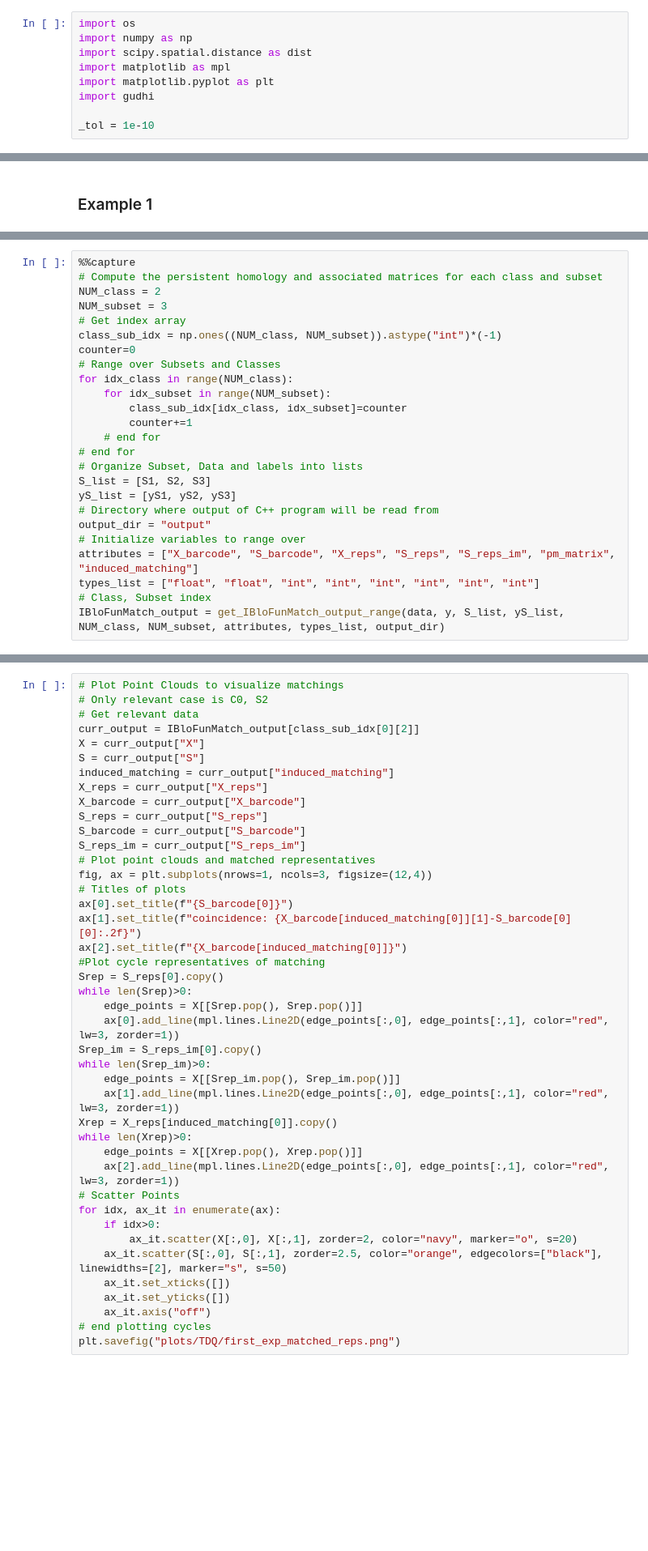
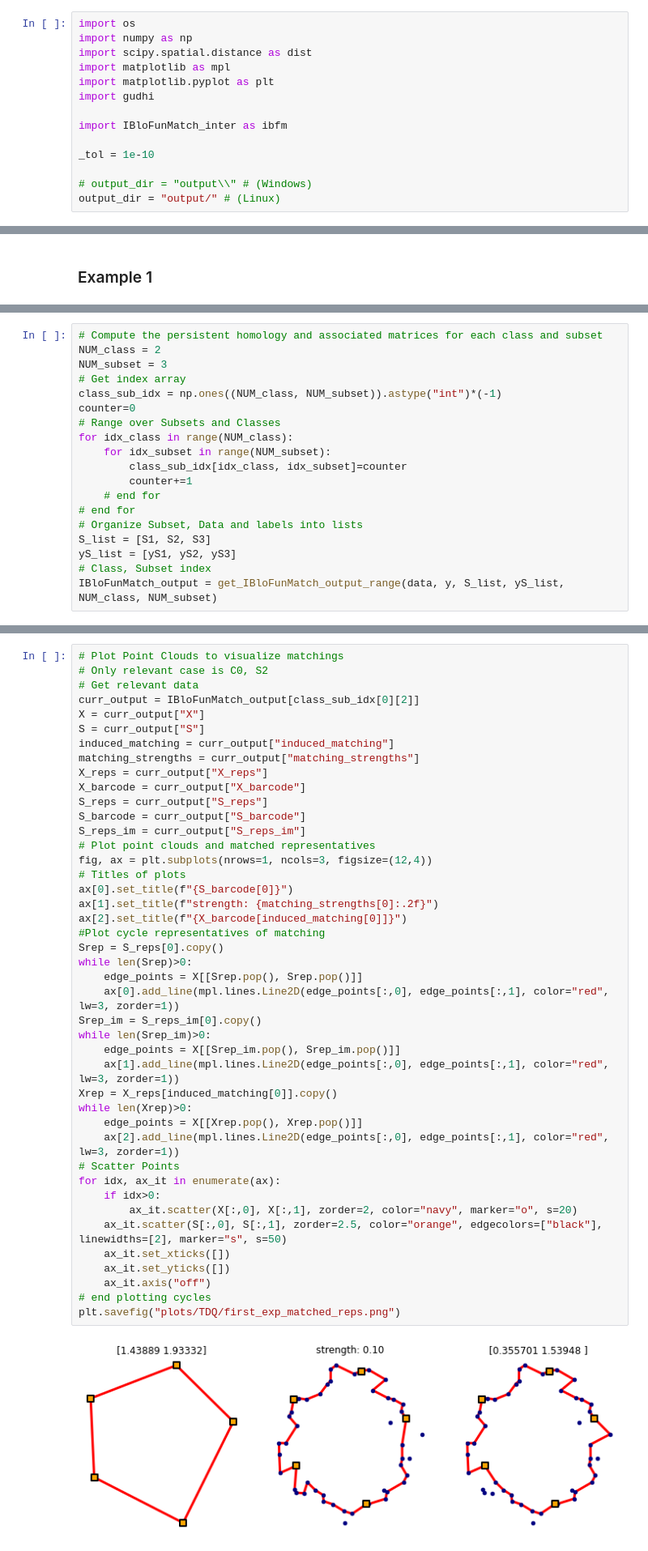
Before and after one commit to Cimagroup/IBloFunMatch, a Jupyter notebook: Notebooks/SamplesTDQ.ipynb, the cells around one changed output, grey strips where cells are left out. Shown at 81% size. Drawn from its saved outputs; the diff is of its cells as text; blank space fills up the shorter version.

Commit message:
solved bug in computing strengths

```diff
--- a/Notebooks/SamplesTDQ.ipynb
+++ b/Notebooks/SamplesTDQ.ipynb
@@ -10,4 +10,9 @@ import matplotlib as mpl
 import matplotlib.pyplot as plt
 import gudhi
 
+import IBloFunMatch_inter as ibfm
+
 _tol = 1e-10
+
+# output_dir = "output\\" # (Windows)
+output_dir = "output/" # (Linux)
@@ -91,7 +69,6 @@ yS1 = np.genfromtxt("data_first/labels_subset1.txt")
 yS2 = np.genfromtxt("data_first/labels_subset2.txt")
 yS3 = np.genfromtxt("data_first/labels_subset3.txt")
 # %%
-%%capture
 # Compute the persistent homology and associated matrices for each class and subset
 NUM_class = 2
 NUM_subset = 3
@@ -108,10 +85,5 @@ for idx_class in range(NUM_class):
 # Organize Subset, Data and labels into lists
 S_list = [S1, S2, S3]
 yS_list = [yS1, yS2, yS3]
-# Directory where output of C++ program will be read from
-output_dir = "output"
-# Initialize variables to range over
-attributes = ["X_barcode", "S_barcode", "X_reps", "S_reps", "S_reps_im", "pm_matrix", "induced_matching"]
-types_list = ["float", "float", "int", "int", "int", "int", "int", "int"]
 # Class, Subset index
-IBloFunMatch_output = get_IBloFunMatch_output_range(data, y, S_list, yS_list, NUM_class, NUM_subset, attributes, types_list, output_dir)
+IBloFunMatch_output = get_IBloFunMatch_output_range(data, y, S_list, yS_list, NUM_class, NUM_subset)
@@ -144,40 +137,43 @@ curr_output = IBloFunMatch_output[class_sub_idx[0][2]]
 X = curr_output["X"]
 S = curr_output["S"]
 induced_matching = curr_output["induced_matching"]
+matching_strengths = curr_output["matching_strengths"]
 X_reps = curr_output["X_reps"]
 X_barcode = curr_output["X_barcode"]
 S_reps = curr_output["S_reps"]
 S_barcode = curr_output["S_barcode"]
 S_reps_im = curr_output["S_reps_im"]
 # Plot point clouds and matched representatives
 fig, ax = plt.subplots(nrows=1, ncols=3, figsize=(12,4))
 # Titles of plots
 ax[0].set_title(f"{S_barcode[0]}")
-ax[1].set_title(f"coincidence: {X_barcode[induced_matching[0]][1]-S_barcode[0][0]:.2f}")
+ax[1].set_title(f"strength: {matching_strengths[0]:.2f}")
 ax[2].set_title(f"{X_barcode[induced_matching[0]]}")
 #Plot cycle representatives of matching
 Srep = S_reps[0].copy()
 while len(Srep)>0:
     edge_points = X[[Srep.pop(), Srep.pop()]]
     ax[0].add_line(mpl.lines.Line2D(edge_points[:,0], edge_points[:,1], color="red", lw=3, zorder=1))
 Srep_im = S_reps_im[0].copy()
 while len(Srep_im)>0:
     edge_points = X[[Srep_im.pop(), Srep_im.pop()]]
     ax[1].add_line(mpl.lines.Line2D(edge_points[:,0], edge_points[:,1], color="red", lw=3, zorder=1))
 Xrep = X_reps[induced_matching[0]].copy()
 while len(Xrep)>0:
     edge_points = X[[Xrep.pop(), Xrep.pop()]]
     ax[2].add_line(mpl.lines.Line2D(edge_points[:,0], edge_points[:,1], color="red", lw=3, zorder=1))
 # Scatter Points
 for idx, ax_it in enumerate(ax):
     if idx>0:
         ax_it.scatter(X[:,0], X[:,1], zorder=2, color="navy", marker="o", s=20)
     ax_it.scatter(S[:,0], S[:,1], zorder=2.5, color="orange", edgecolors=["black"], linewidths=[2], marker="s", s=50)
     ax_it.set_xticks([])
     ax_it.set_yticks([])
     ax_it.axis("off")
 # end plotting cycles
 plt.savefig("plots/TDQ/first_exp_matched_reps.png")
+# %% [output]
+[figure, added]
 # %% [markdown]
 ### Example 2
 # %%
```
Also changed, not shown: parts of 30 cells of this notebook, 9 other files.
